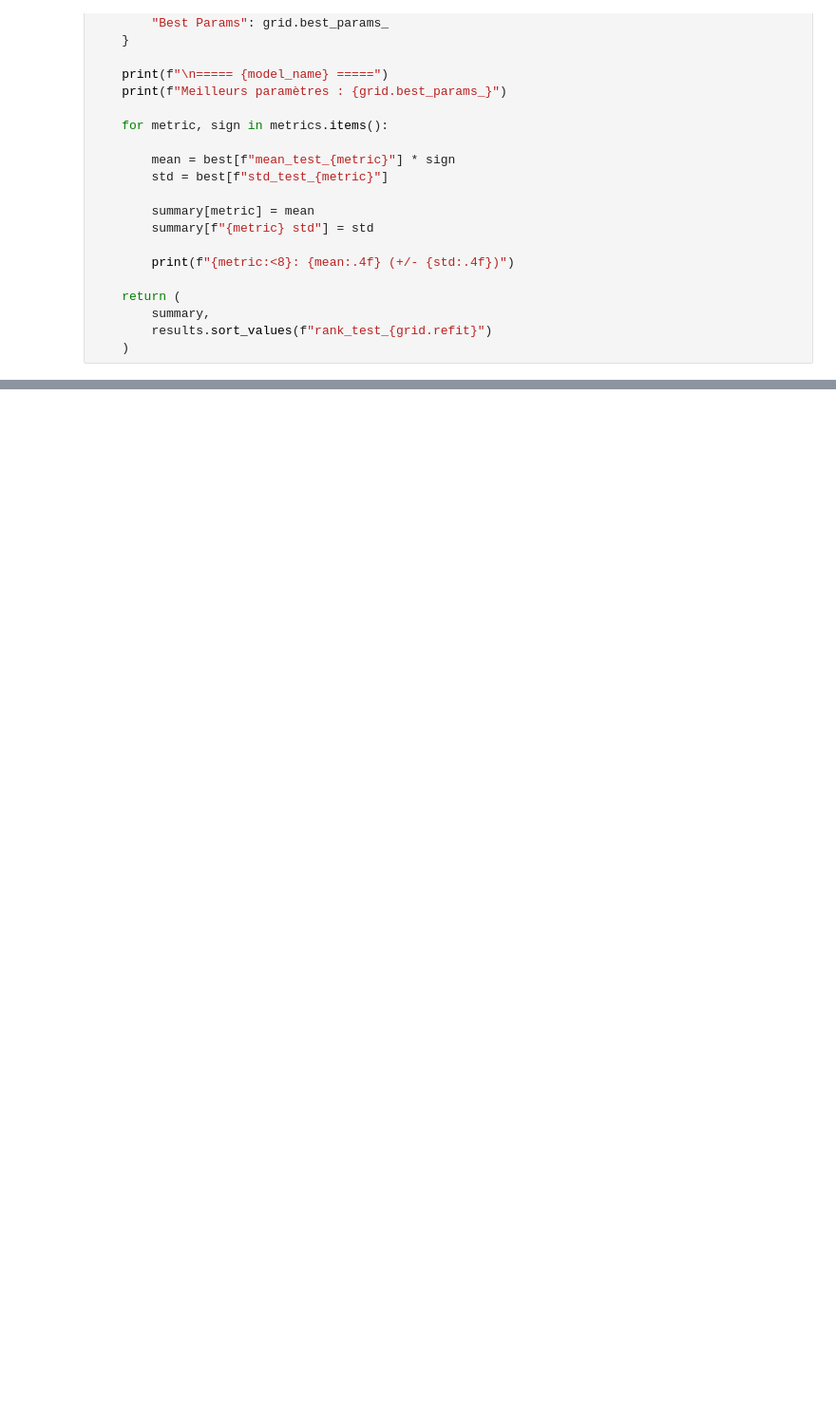
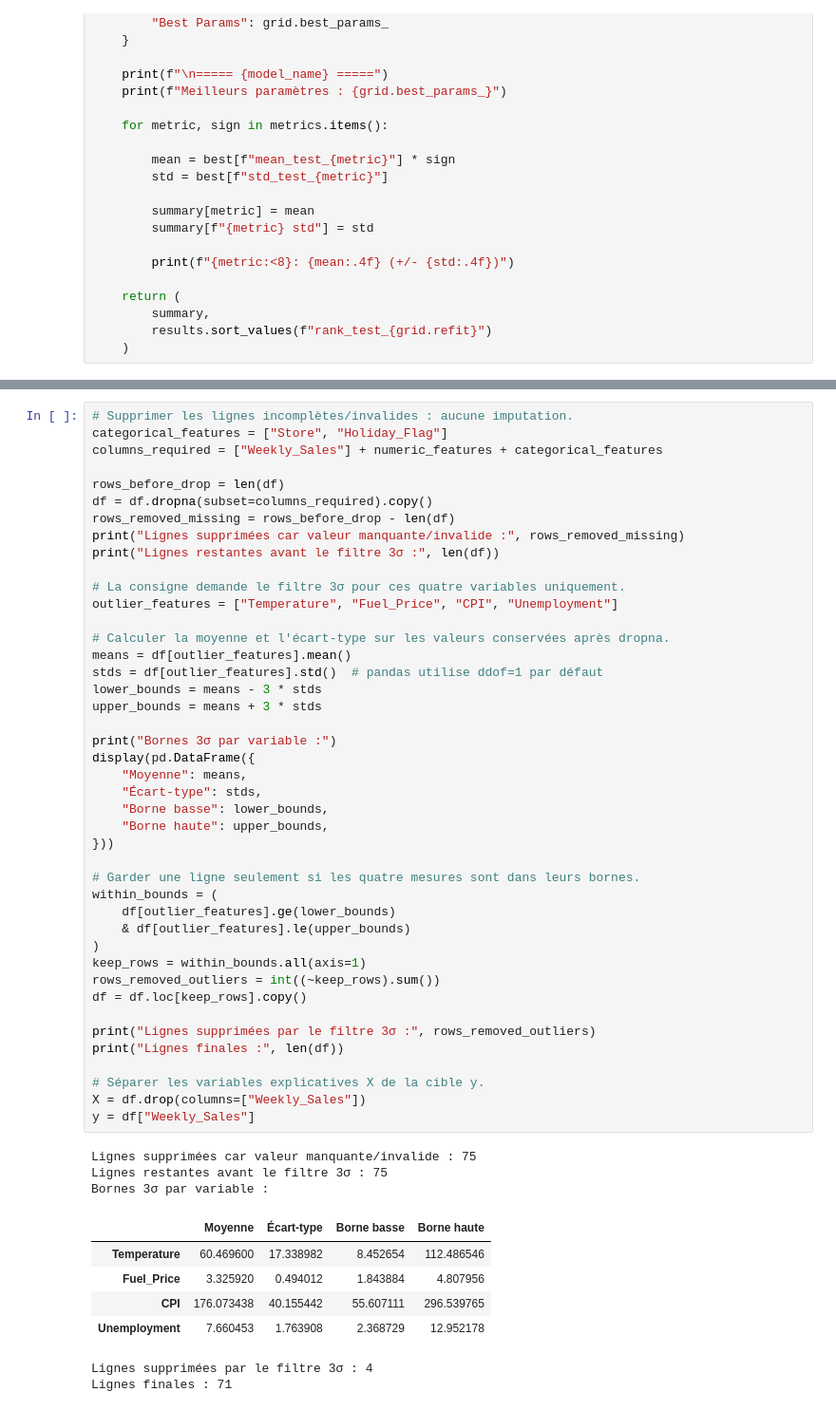
Before and after one commit to helene-mourez/WALMART_SALES, a Jupyter notebook: ML_walmart_cv.ipynb, the cells around one changed output, grey strips where cells are left out. Shown at 95% size. Drawn from its saved outputs; the diff is of its cells as text; blank space fills up the shorter version.

```diff
--- a/ML_walmart_cv.ipynb
+++ b/ML_walmart_cv.ipynb
@@ -296,0 +357,54 @@ RMSE    : 177250.7143 (+/- 29440.2596)
+# %%
+# Supprimer les lignes incomplètes/invalides : aucune imputation.
+categorical_features = ["Store", "Holiday_Flag"]
+columns_required = ["Weekly_Sales"] + numeric_features + categorical_features
+
+rows_before_drop = len(df)
+df = df.dropna(subset=columns_required).copy()
+rows_removed_missing = rows_before_drop - len(df)
+print("Lignes supprimées car valeur manquante/invalide :", rows_removed_missing)
+print("Lignes restantes avant le filtre 3σ :", len(df))
+
+# La consigne demande le filtre 3σ pour ces quatre variables uniquement.
+outlier_features = ["Temperature", "Fuel_Price", "CPI", "Unemployment"]
+
+# Calculer la moyenne et l'écart-type sur les valeurs conservées après dropna.
+means = df[outlier_features].mean()
+stds = df[outlier_features].std()  # pandas utilise ddof=1 par défaut
+lower_bounds = means - 3 * stds
+upper_bounds = means + 3 * stds
+
+print("Bornes 3σ par variable :")
+display(pd.DataFrame({
+    "Moyenne": means,
+    "Écart-type": stds,
+    "Borne basse": lower_bounds,
+    "Borne haute": upper_bounds,
+}))
+
+# Garder une ligne seulement si les quatre mesures sont dans leurs bornes.
+within_bounds = (
+    df[outlier_features].ge(lower_bounds)
+    & df[outlier_features].le(upper_bounds)
+)
+keep_rows = within_bounds.all(axis=1)
+rows_removed_outliers = int((~keep_rows).sum())
+df = df.loc[keep_rows].copy()
+
+print("Lignes supprimées par le filtre 3σ :", rows_removed_outliers)
+print("Lignes finales :", len(df))
+
+# Séparer les variables explicatives X de la cible y.
+X = df.drop(columns=["Weekly_Sales"])
+y = df["Weekly_Sales"]
+# %% [output]
+Lignes supprimées car valeur manquante/invalide : 75
+Lignes restantes avant le filtre 3σ : 75
+Bornes 3σ par variable :
+|  | Moyenne | Écart-type | Borne basse | Borne haute |
+| Temperature | 60.469600 | 17.338982 | 8.452654 | 112.486546 |
+| Fuel_Price | 3.325920 | 0.494012 | 1.843884 | 4.807956 |
+| CPI | 176.073438 | 40.155442 | 55.607111 | 296.539765 |
+| Unemployment | 7.660453 | 1.763908 | 2.368729 | 12.952178 |
+Lignes supprimées par le filtre 3σ : 4
+Lignes finales : 71
```
Also changed, not shown: parts of 14 cells of this notebook, 3 other files.
